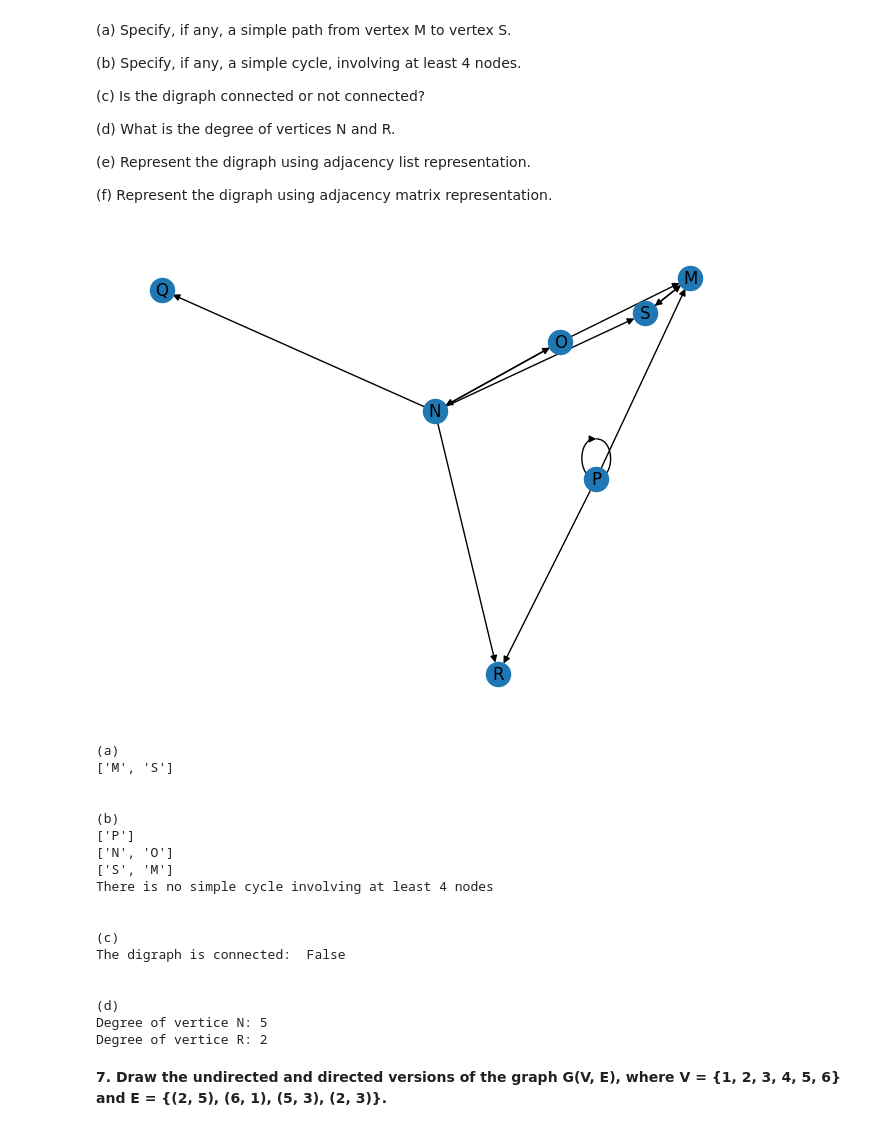
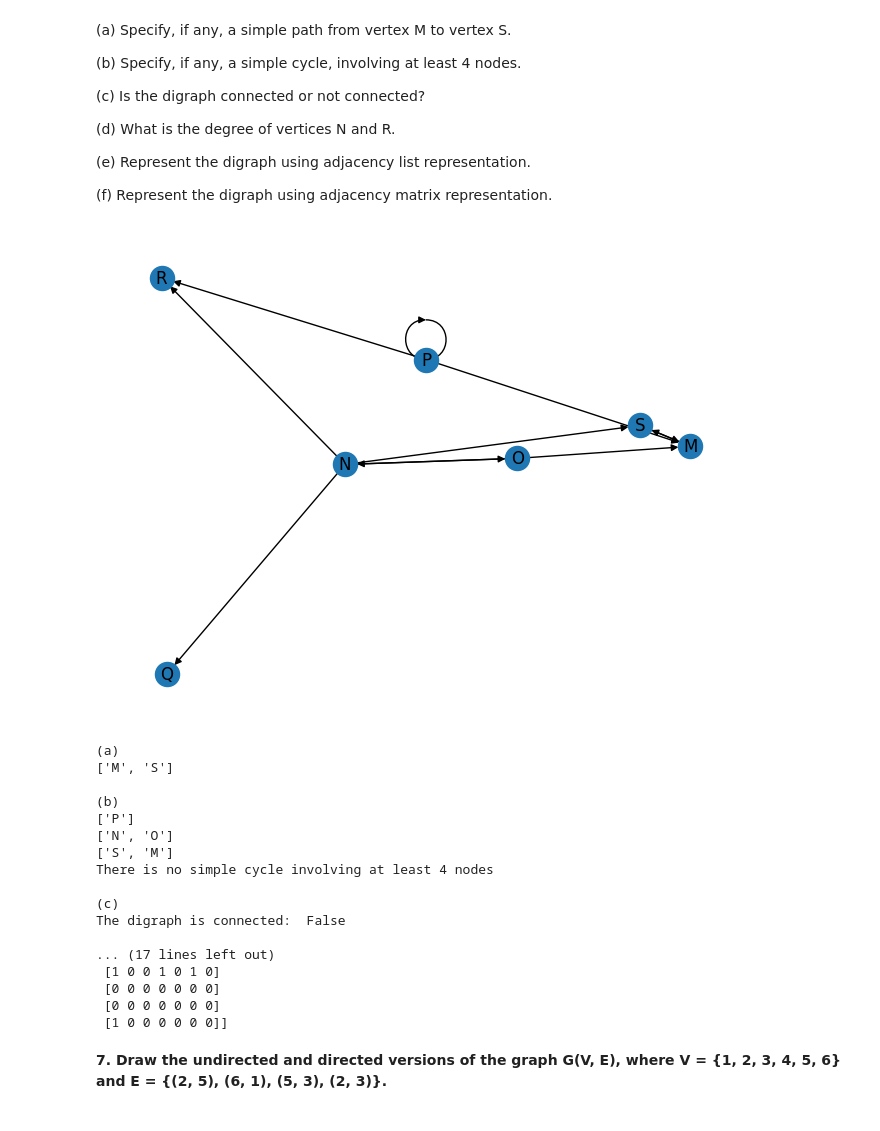
Before and after one commit to pedro-rian/network-analysis, a Jupyter notebook: exercicio1.ipynb, the cells around one changed output. Saved outputs shown, nothing was run; the diff lists cells and outputs as text; code cells hidden in the pictures.

```diff
--- a/exercicio1.ipynb
+++ b/exercicio1.ipynb
@@ -18,31 +18,33 @@ E ={(M, S), (N, O), (P, R), (N, S), (O, M), (N, Q), (O, M), (P, P), (S, M), (O,
 # %%
 import networkx as nx
 import matplotlib.pyplot as plt
 G = nx.DiGraph()
 G.add_nodes_from(["M", "N", "O", "P", "Q", "R", "S"])
 G.add_edges_from([("M", "S"), ("N", "O"), ("P", "R"), ("N", "S"), ("O", "M"), ("N", "Q"), ("O", "M"), ("P", "P"), ("S", "M"), ("O", "N"), ("S", "M"), ("N", "R"), ("P", "M"), ("M", "S")])
 nx.draw(G, with_labels=True)
 plt.show()
 print("(a)")
 for path in nx.all_simple_paths(G, "M", "S"):
   print(path)
-print("\n")
-print("(b)")
+print("\n(b)")
 for cycle in nx.simple_cycles(G):
   print(cycle)
 print("There is no simple cycle involving at least 4 nodes")
-print("\n")
-print("(c)")
-print("The digraph is connected: ", nx.is_strongly_connected(G))
-print("\n")
-print("(d)")
+print("\n(c)")
+print("The digraph is connected: ", nx.is_strongly_connected(G),)
+print("\n(d)")
 print("Degree of vertice N:", G.degree["N"])
 print("Degree of vertice R:", G.degree["R"])
+print("\n(e)")
+for line in nx.generate_adjlist(G):
+  print(line)
+print("\n(f)")
+A = nx.adjacency_matrix(G)
+print(A.todense())
 # %% [output]
-[figure, old version]
+[figure, new version]
 (a)
 ['M', 'S']
-
 
 (b)
 ['P']
@@ -50,13 +52,13 @@ print("Degree of vertice R:", G.degree["R"])
 ['S', 'M']
 There is no simple cycle involving at least 4 nodes
 
-
 (c)
 The digraph is connected:  False
 
-
-(d)
-Degree of vertice N: 5
-Degree of vertice R: 2
+... (17 lines left out)
+ [1 0 0 1 0 1 0]
+ [0 0 0 0 0 0 0]
+ [0 0 0 0 0 0 0]
+ [1 0 0 0 0 0 0]]
 # %% [markdown]
 **7. Draw the undirected and directed versions of the graph G(V, E), where V = {1, 2, 3, 4, 5, 6} and E = {(2, 5), (6, 1), (5, 3), (2, 3)}.**
```
Also changed, not shown: parts of 8 cells of this notebook.
